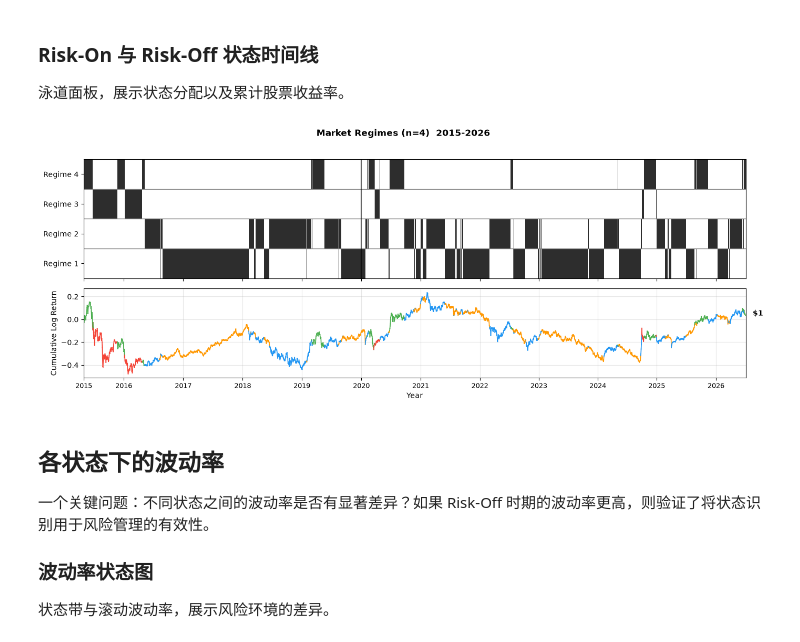
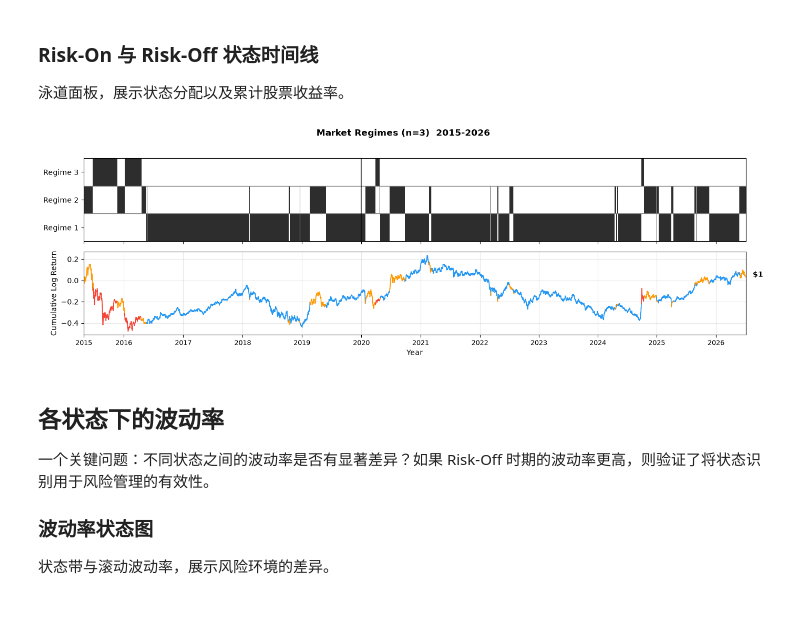
Before and after one commit to wang-jinghui/machine-learning-for-trading, a Jupyter notebook: 01_process_is_edge/factor_regimes_zh.ipynb, the cells around one changed output. Cells and saved outputs as stored; diff of their text form; code cells hidden in the pictures; blank space fills up the shorter version.

```diff
--- a/01_process_is_edge/factor_regimes_zh.ipynb
+++ b/01_process_is_edge/factor_regimes_zh.ipynb
@@ -391,10 +426,10 @@ def compute_factors(index_raw_pl: pl.DataFrame) -> pl.DataFrame:
 
     # ========== 基础预处理 ==========
     df = df.with_columns(
-        (pl.col("close") / pl.col("preClose")).log().alias("log_ret"),
+        (pl.col("close") / pl.col("close").shift(1).over("symbol")).log().alias("log_ret"),
     )
 
-    # ========== 滚动月收益率 + 波动率 ==========
+    # ========== 滚动收益率 + 波动率 ==========
     df = df.with_columns([
         pl.col("close").pct_change(n=10).over("symbol").alias("mom_10d"),
         pl.col("close").pct_change(n=20).over("symbol").alias("mom_20d"),
@@ -406,7 +441,7 @@ def compute_factors(index_raw_pl: pl.DataFrame) -> pl.DataFrame:
     ])
 
     # ========== 只保留键列 + 因子列 ==========
-    factor_cols = ["mom_10d","mom_20d", "rvol_20d", "mom_60d", "rvol_60d", "mom_80d", "rvol_80d"]
+    factor_cols = ["mom_10d", "mom_20d", "rvol_20d", "mom_60d", "rvol_60d", "mom_80d", "rvol_80d"]
     df = df.select(["symbol", "timestamp"] + factor_cols)
     df = df.drop_nulls(subset=factor_cols)
 
@@ -830,5 +865,6 @@ hs300_pl = xt.fetch_batch_ohlcv(["399300.SZ"],"2005-01-01", "2026-07-08")
 # %%
-hs300_pl = hs300_pl.with_columns((pl.col("close") / pl.col("preClose")).log().alias("log_ret"))
+#hs300_pl = hs300_pl.with_columns((pl.col("close") / pl.col("preClose")).log().alias("log_ret"))
+hs300_pl = hs300_pl.with_columns((pl.col("close") / pl.col("close").shift(1).over("symbol")).log().alias("log_ret"))
 hs300_df = hs300_pl.to_pandas().set_index('timestamp')
 # %%
 # 用于标注的历史事件
@@ -1072,9 +1108,9 @@ def plot_regime_view(n_regimes=None):
     plt.tight_layout()
     plt.show()
 # %%
-plot_regime_view(4)
+plot_regime_view(3)
 # %% [output]
-[figure, old version]
+[figure, new version]
 # %% [markdown]
 ## 各状态下的波动率
 
```
Also changed, not shown: parts of 6 cells of this notebook.
